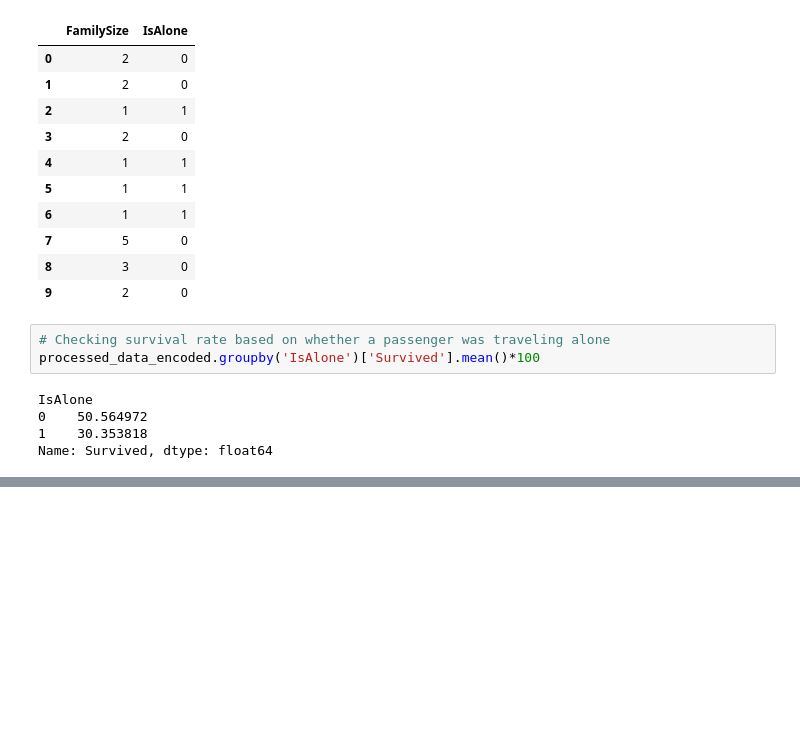
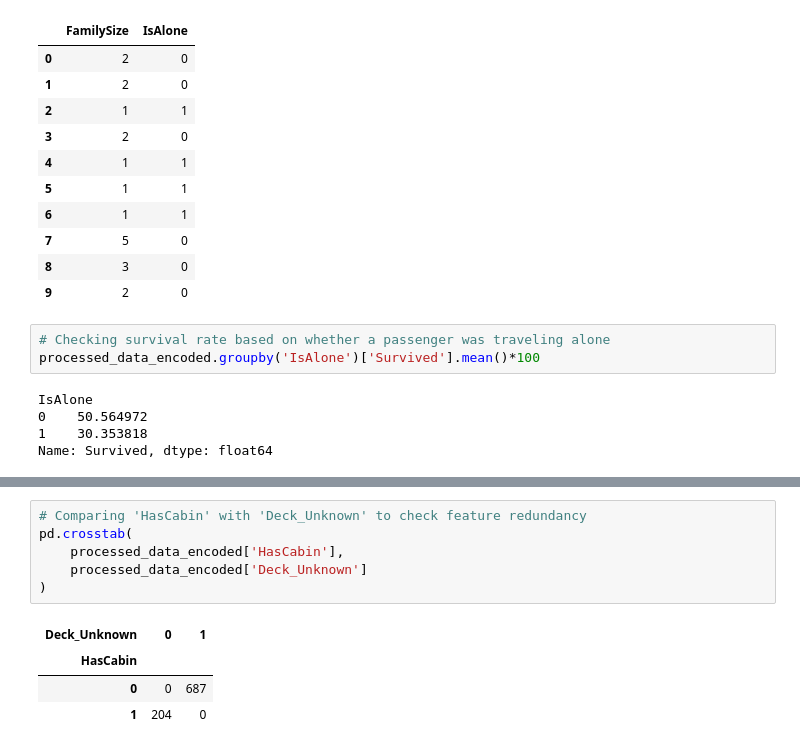
Before and after one commit to almamun252/ml-dl-learning, a Jupyter notebook: machine_learning/data_processing.ipynb, the cells around one changed output, grey strips where cells are left out. Cells and saved outputs as stored; diff of their text form; blank space fills up the shorter version.

```diff
--- a/machine_learning/data_processing.ipynb
+++ b/machine_learning/data_processing.ipynb
@@ -1258,0 +1296,11 @@ Name: Survived, dtype: float64
+# %%
+# Comparing 'HasCabin' with 'Deck_Unknown' to check feature redundancy
+pd.crosstab(
+    processed_data_encoded['HasCabin'],
+    processed_data_encoded['Deck_Unknown']
+)
+# %% [output]
+| Deck_Unknown | 0 | 1 |
+| HasCabin |  |  |
+| 0 | 0 | 687 |
+| 1 | 204 | 0 |
```
Also changed, not shown: parts of 8 cells of this notebook.
